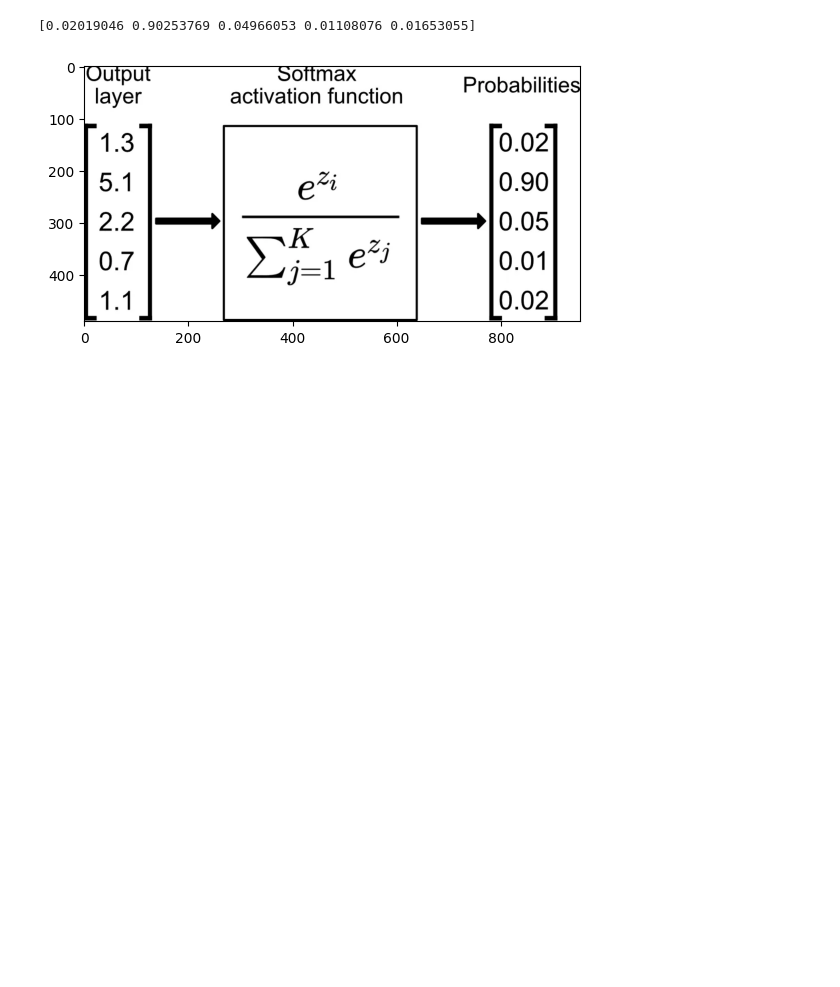
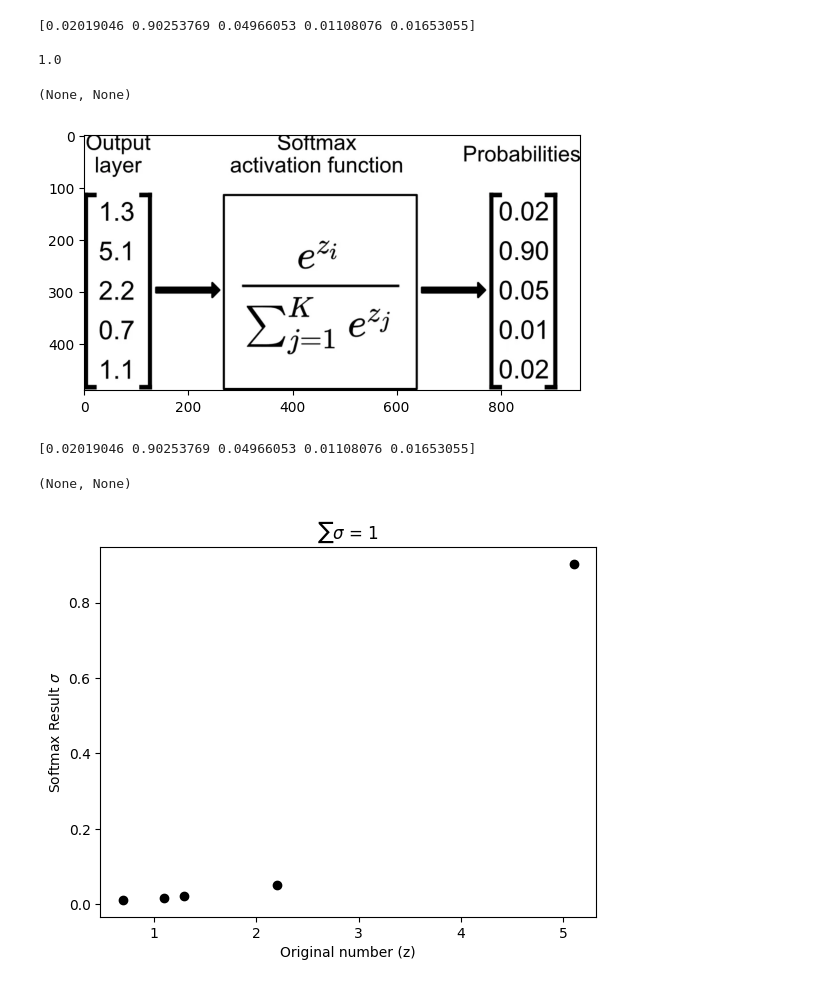
Before and after one commit to BakerSec/learningPyTorch, a Jupyter notebook: 00_pytorch_math_softmax.ipynb, the cells around one changed output. Saved outputs shown, nothing was run; the diff lists cells and outputs as text; code cells hidden in the pictures; blank space fills up the shorter version.

```diff
--- a/00_pytorch_math_softmax.ipynb
+++ b/00_pytorch_math_softmax.ipynb
@@ -17,15 +20,18 @@ img = plt.imread('softmax.png')
 plt.imshow(img), print(' ') # we can see the image below
 
 # compute softmax result
-num = np.exp(z)
-den = np.sum( np.exp(z) )
-sigma = num / den
+num = np.exp(z) # this is e a natural exponent 2.718--- on and on non repeating irrational number
+den = np.sum( np.exp(z) ) # i represents the elements of the sets
+sigma = num / den # sigma represents the result always equal to 1 probalities results sum to 1
+# .02 + .9 + .05 + .01 .02 -- you can do that in head, equals 1 -- the weird E indicates SUM
 
-print(sigma) # the output is close to the image! Diff internal
-# engine calcs but it's damn close. But you should get the idea
-# put things in and get n values outputed as probabilities we can
-# use for data driven decisions, solutions, etc...
-# this is idea for category choosing -- cat or dog? rat or car? etc...
+print(sigma), print(' ') # the output is close to the image! the images values have been rounded
+# We put things in and get n values outputed as probabilities we can use for data driven decisions
+# solutions, etc... this is ideal for category choosing -- cat or dog? rat or car? etc...
+print(np.sum(sigma)), print(' ') # we can see the total computes to 1
 # %% [output]
 [0.02019046 0.90253769 0.04966053 0.01108076 0.01653055]
+
+1.0
+(None, None)
 [figure]
@@ -31,0 +42,21 @@ print(sigma) # the output is close to the image! Diff internal
+# %%
+# compute softmax result
+num = np.exp(z)
+den = np.sum( num )
+sigma = num / den
+
+print(sigma), print(' ')
+# %% [output]
+[0.02019046 0.90253769 0.04966053 0.01108076 0.01653055]
+(None, None)
+# %%
+# Let's compare
+plt.plot(z,sigma,'ko')
+plt.xlabel('Original number (z)')
+plt.ylabel('Softmax Result $\sigma$')
+# since we have the result a logarithmic function, lets set the y scale as a log
+# plt.yscale('log') # this is a linear transformation in log space - comment and uncomment to see
+plt.title('$\sum\sigma$ = %g'%np.sum(sigma))
+plt.show()
+# %% [output]
+[figure, added]
```
Also changed, not shown: parts of 4 cells of this notebook.
